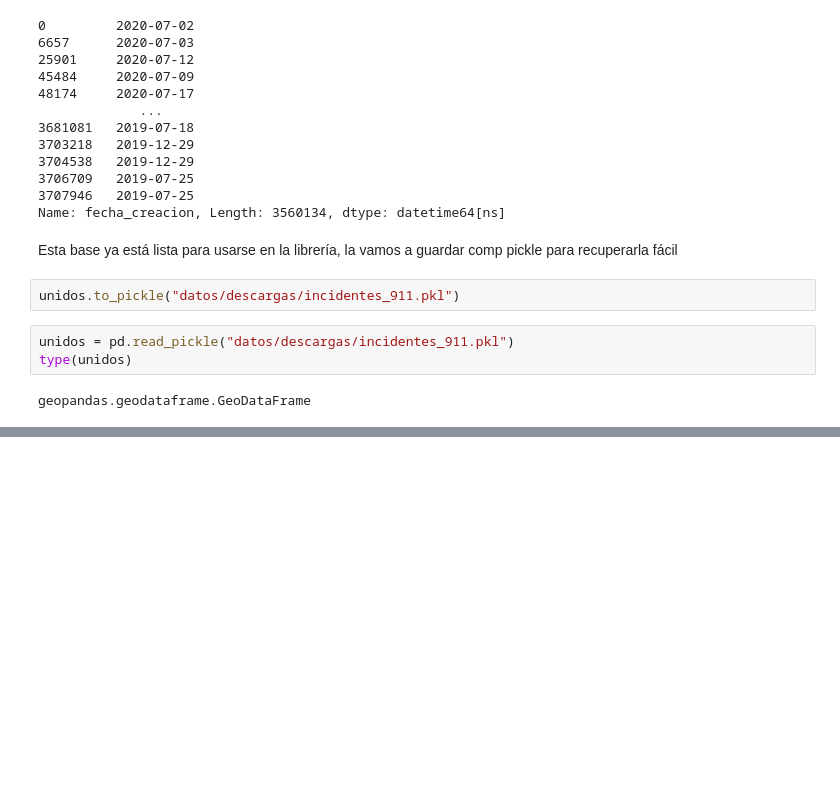
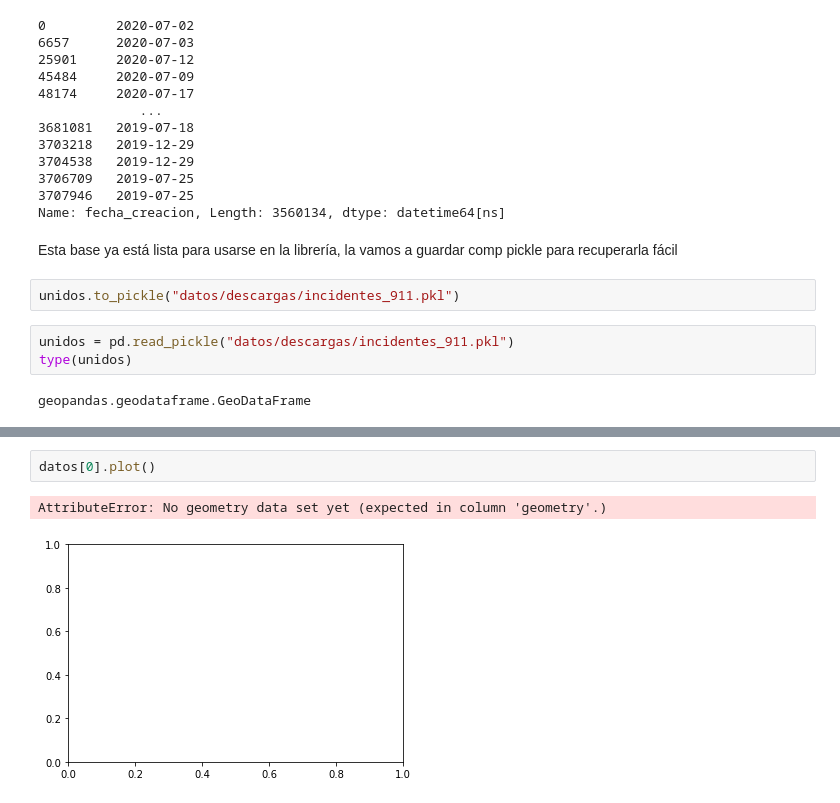
Before and after one commit to CentroGeo/criminologia_cdmx, a Jupyter notebook: _Bases_indicadores.ipynb, the cells around one changed output, grey strips where cells are left out. Saved outputs shown, nothing was run; the diff lists cells and outputs as text; blank space fills up the shorter version.

```diff
--- a/_Bases_indicadores.ipynb
+++ b/_Bases_indicadores.ipynb
@@ -323,0 +397,5 @@ geopandas.geodataframe.GeoDataFrame
+# %%
+datos[0].plot()
+# %% [output]
+AttributeError: No geometry data set yet (expected in column 'geometry'.)
+[figure, added]
```
Also changed, not shown: parts of 8 cells of this notebook, 3 other files.
